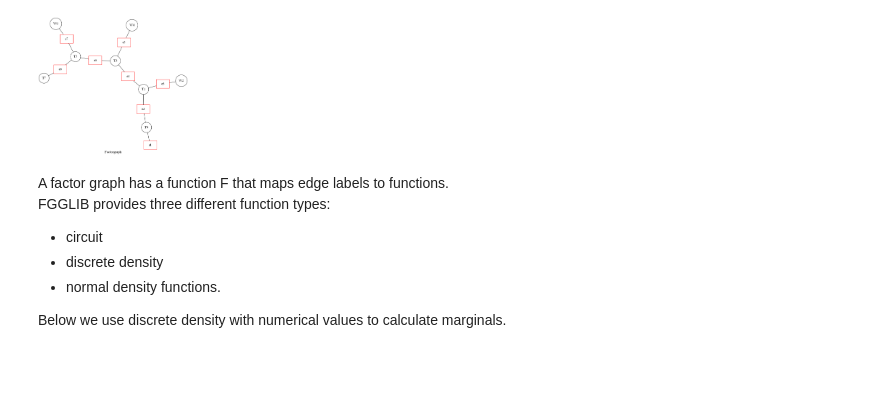
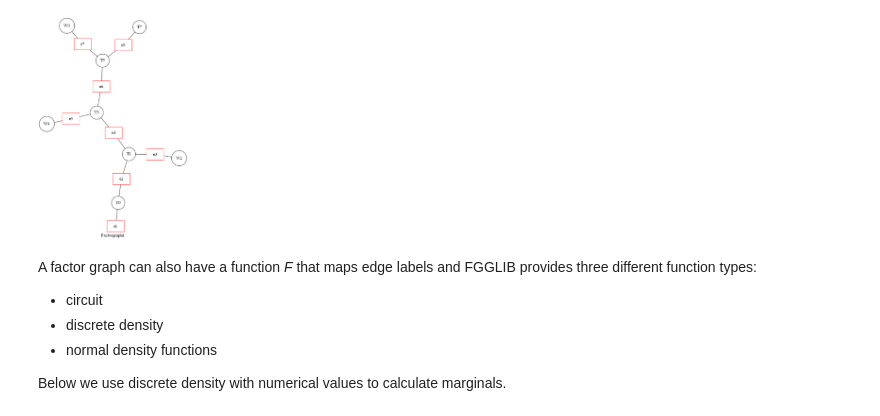
Before and after one commit to dogtype/AFLTProject, a Jupyter notebook: fgglib/presentation/presentation.ipynb, the cells around one changed output. Cells and saved outputs as stored; diff of their text form; code cells hidden in the pictures; blank space fills up the shorter version.

```diff
--- a/fgglib/presentation/presentation.ipynb
+++ b/fgglib/presentation/presentation.ipynb
@@ -87,34 +102,40 @@ We use example 3 from the paper to generate factor graph with the same notation.
 # %%
 from fgglib.fg.factorgraph import Factorgraph
-from fgglib.base.semiring import Real
+from fgglib.base.semiring import Tropical
 from fgglib.fg.functions.discretedensity import DiscreteDensity
-from IPython.display import Image
-from fgglib.presentation.visualization import Visualization
+from fgglib.fg.variabledomain import VariableDomain
+R=Tropical
 
-fg = Factorgraph(Real)
+#initialization of Factor graph with the Tropical semiring
+fg = Factorgraph(R)
+
+#Define vertexset and declar variable domain as finite
 vertexSet = ('T0','T1','W2','T3','W4','T5','W6','T7')
+domain = VariableDomain(False)
+domain.set_content({0,1})
 
-fg.createVertices(None, vertexSet, Real)
+fg.createVertices(None, vertexSet, R, domain)
 
-fg.createEdge('BOS','e1', {'T0'}, None, Real)
-fg.createEdge('T1|T0','e2', {'T0','T1'}, None, Real)
-fg.createEdge('W2|T1','e3', {'T1','W2'}, None, Real)
-fg.createEdge('T3|T1','e4', {'T1','T3'}, None, Real)
-fg.createEdge('W4|T3','e5', {'T3','W4'}, None, Real)
-fg.createEdge('T5|T3','e6', {'T3','T5'}, None, Real)
-fg.createEdge('W6|T5','e7', {'T5','W6'}, None, Real)
-fg.createEdge('T7|T5','e8', {'T5','T7'}, None, Real)
+#For edges, we define the content, label, vertices
+#to be conntected with, functions (described later) and the semiring.
+fg.createEdge('BOS','e1', {'T0'}, R)
+fg.createEdge('T1|T0','e2', {'T0','T1'}, R)
+fg.createEdge('W2|T1','e3', {'T1','W2'}, R)
+fg.createEdge('T3|T1','e4', {'T1','T3'}, R)
+fg.createEdge('W4|T3','e5', {'T3','W4'}, R)
+fg.createEdge('T5|T3','e6', {'T3','T5'}, R)
+fg.createEdge('W6|T5','e7', {'T5','W6'}, R)
+fg.createEdge('T7|T5','e8', {'T5','T7'}, R)
 
-imgname="Factorgraph"
+imgname="Factorgraph1"
 Visualization().draw(fg, imgname)
 Image("./fgglib/presentation/images/"+imgname+str(".png"), width=150)
 # %% [output]
-[figure, old version]
+[figure, new version]
 # %% [markdown]
-A factor graph has a function F that maps edge labels to functions. <br>
-FGGLIB provides three different function types:
+A factor graph can also have a function *F* that maps edge labels and FGGLIB provides three different function types:
 - circuit
 - discrete density
-- normal density functions.
+- normal density functions
 
 Below we use discrete density with numerical values to  calculate marginals.
```
Also changed, not shown: parts of 19 cells of this notebook.
